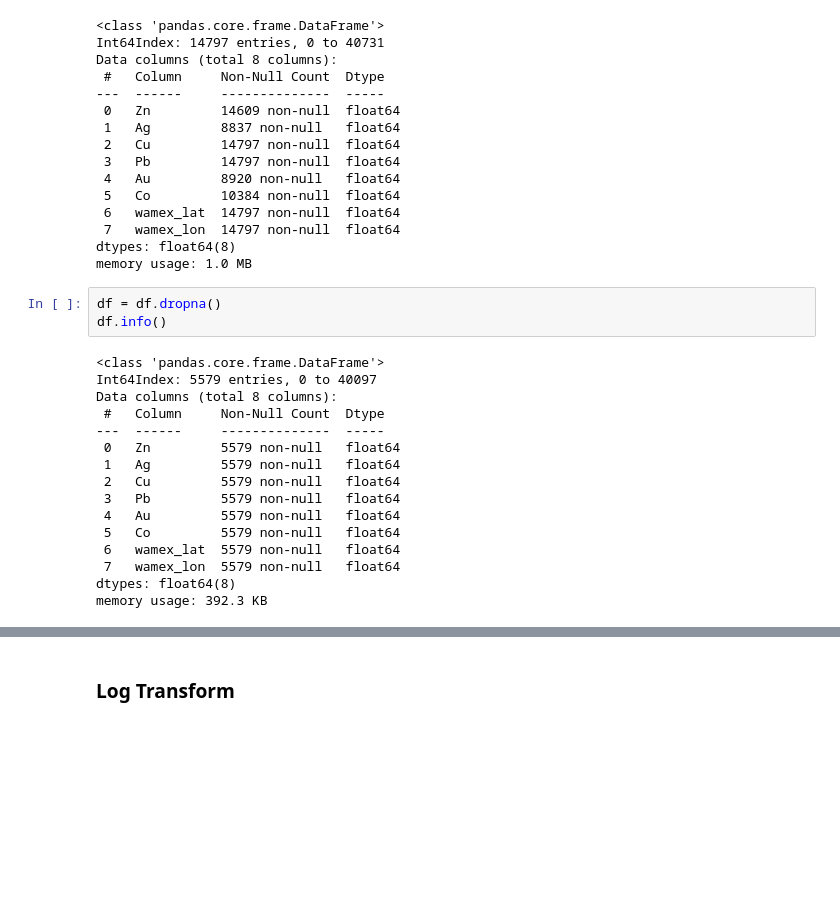
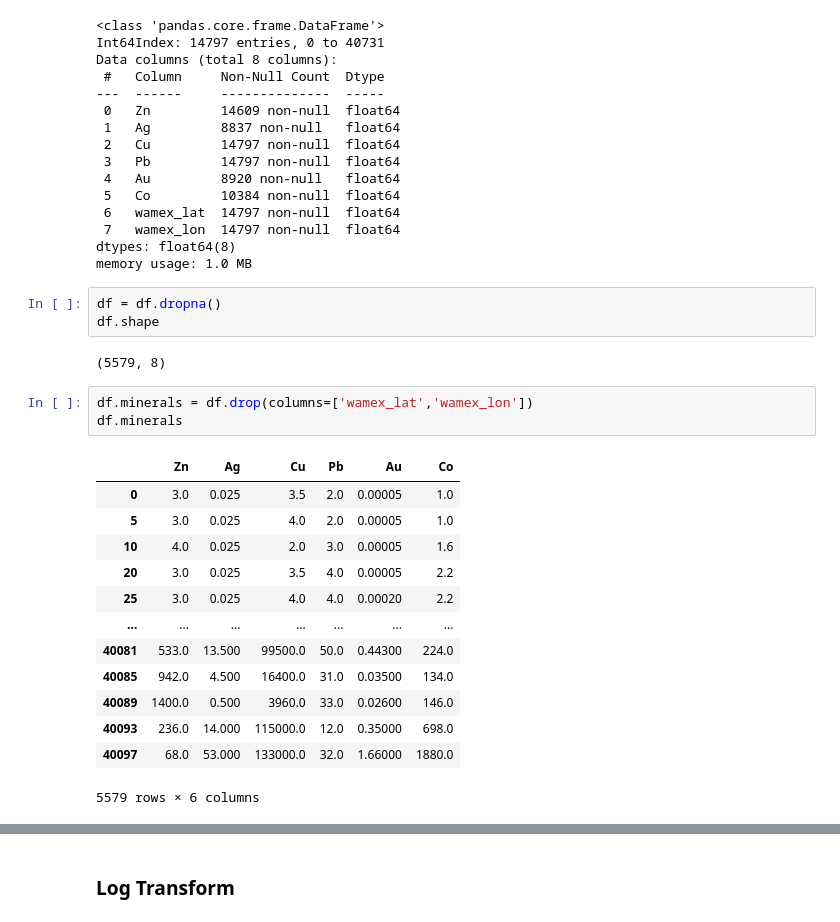
Before and after one commit to franticOreo/CriticalMinerals, a Jupyter notebook: yuchen/Model_Zn.ipynb, the cells around one changed output, grey strips where cells are left out. Cells and saved outputs as stored; diff of their text form; blank space fills up the shorter version.

```diff
--- a/yuchen/Model_Zn.ipynb
+++ b/yuchen/Model_Zn.ipynb
@@ -308,20 +308,23 @@ dtypes: float64(8)
 memory usage: 1.0 MB
 # %%
 df = df.dropna()
-df.info()
+df.shape
 # %% [output]
-<class 'pandas.core.frame.DataFrame'>
-Int64Index: 5579 entries, 0 to 40097
-Data columns (total 8 columns):
- #   Column     Non-Null Count  Dtype
----  ------     --------------  -----
- 0   Zn         5579 non-null   float64
- 1   Ag         5579 non-null   float64
- 2   Cu         5579 non-null   float64
- 3   Pb         5579 non-null   float64
- 4   Au         5579 non-null   float64
- 5   Co         5579 non-null   float64
- 6   wamex_lat  5579 non-null   float64
- 7   wamex_lon  5579 non-null   float64
-dtypes: float64(8)
-memory usage: 392.3 KB
+(5579, 8)
+# %%
+df.minerals = df.drop(columns=['wamex_lat','wamex_lon'])
+df.minerals
+# %% [output]
+|  | Zn | Ag | Cu | Pb | Au | Co |
+| 0 | 3.0 | 0.025 | 3.5 | 2.0 | 0.00005 | 1.0 |
+| 5 | 3.0 | 0.025 | 4.0 | 2.0 | 0.00005 | 1.0 |
+| 10 | 4.0 | 0.025 | 2.0 | 3.0 | 0.00005 | 1.6 |
+| 20 | 3.0 | 0.025 | 3.5 | 4.0 | 0.00005 | 2.2 |
+| 25 | 3.0 | 0.025 | 4.0 | 4.0 | 0.00020 | 2.2 |
+| ... | ... | ... | ... | ... | ... | ... |
+| 40081 | 533.0 | 13.500 | 99500.0 | 50.0 | 0.44300 | 224.0 |
+| 40085 | 942.0 | 4.500 | 16400.0 | 31.0 | 0.03500 | 134.0 |
+| 40089 | 1400.0 | 0.500 | 3960.0 | 33.0 | 0.02600 | 146.0 |
+| 40093 | 236.0 | 14.000 | 115000.0 | 12.0 | 0.35000 | 698.0 |
+| 40097 | 68.0 | 53.000 | 133000.0 | 32.0 | 1.66000 | 1880.0 |
+5579 rows × 6 columns
```
Also changed, not shown: parts of 6 cells of this notebook.
